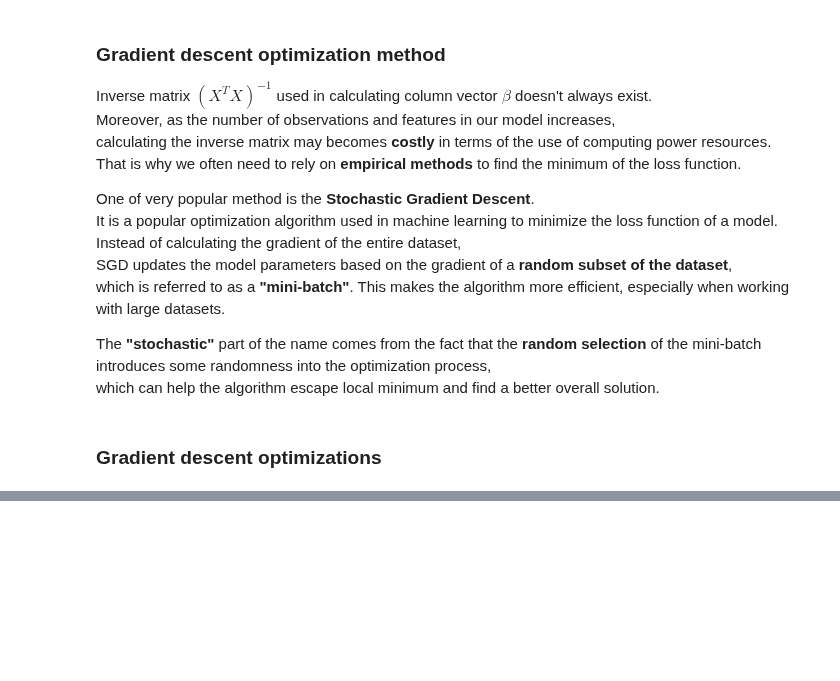
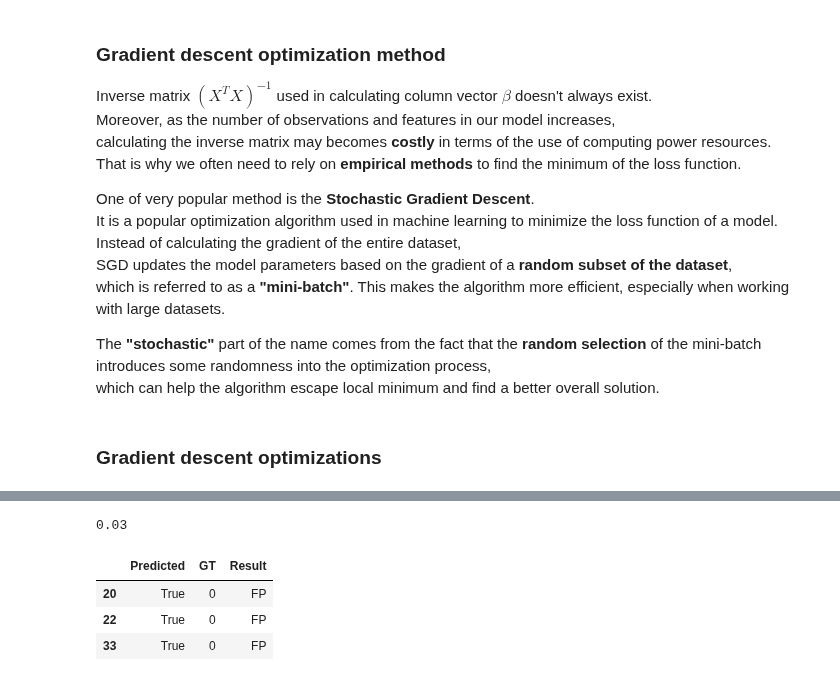
Before and after one commit to IgorBeHolder/Netology, a Jupyter notebook: ML_LossFunc_Optimization_HW.ipynb, the cells around one changed output, grey strips where cells are left out. Cells and saved outputs as stored; diff of their text form; code cells hidden in the pictures; blank space fills up the shorter version.

```diff
--- a/ML_LossFunc_Optimization_HW.ipynb
+++ b/ML_LossFunc_Optimization_HW.ipynb
@@ -429,15 +176,0 @@ Gamma: 0.9, MSE:192.22
-# %%
-optimiser = GradientOptimiser()
-losses= {}
-for gamma in [0.1, 0.2, 0.3, 0.4, 0.5, 0.7,0.8, .9]:
-  optimiser.nbatches = nbatches
-  # reset already learned coefficients
-  optimiser.coeffs = None
-  # empirically chosen lr to differentiate the behavoir of loss function
-  optimiser.fit(X, y, lr = 1e-2, max_iter=100, method = 'rmsprop', nbatches= 1, gamma = gamma)
-  # losses.setdefault (nbatches, optimiser.get_mseloss())
-  losses.setdefault (gamma, optimiser.get_mseloss())
-for k,v in losses.items():
-    print (f'Gamma: {k}, MSE:{round(v[-1],3)}')
-
-plot_losses(losses, title= 'Route Mean Square Propogation. Loss function')
@@ -458,0 +183,14 @@ For small $\gamma$ and relatively large $\eta$ , the momentum is so large that t
+# %%
+def logit(x, w):
+    return np.dot(x, w)
+
+def sigmoid(h):
+    return 1. / (1 + np.exp(-h))
+
+def chunks(X, y, batch_size):
+    perm = np.random.permutation(len(X))
+    # perm - array of permutated indexes
+    for epoch in range(len(X)//batch_size):
+        start_idx = epoch * batch_size
+        end_idx = (epoch + 1) * batch_size
+        yield X[perm[start_idx:end_idx]],y[perm[start_idx:end_idx]] # [0:10], [10:20], [20:30] ...if batch size=10
@@ -458,0 +250,10 @@ For small $\gamma$ and relatively large $\eta$ , the momentum is so large that t
+# %%
+lr = Logistic_Regression()
+XX = np.concatenate((np.ones((X.shape[0], 1)), X), axis=1)
+
+losses= lr.fit(X, y - 1, epochs=301, lr=.01, batch_size=10)
+fig=px.line(losses, title= "Loss function")
+fig.update_layout(yaxis_title="Loss",
+                xaxis_title = 'Epochs')
+fig.show()
+print(accuracy_score(lr.predict(XX), y - 1))
@@ -458,0 +270,14 @@ For small $\gamma$ and relatively large $\eta$ , the momentum is so large that t
+# %%
+accuracy_score(lr.predict(XX), y)
+# %% [output]
+0.03
+# %%
+# ravel arrays to confirm DataFrame input format
+df = pd.DataFrame({'Predicted':lr.predict(XX).ravel(), 'GT': y.ravel()-1})
+df["Result"] = df.apply(lambda x: 'TP' if x.Predicted == x.GT else 'FP', axis= 1 )
+df[df.Predicted != df.GT]
+# %% [output]
+|  | Predicted | GT | Result |
+| 20 | True | 0 | FP |
+| 22 | True | 0 | FP |
+| 33 | True | 0 | FP |
```
Also changed, not shown: parts of 35 cells of this notebook, 2 other files.
